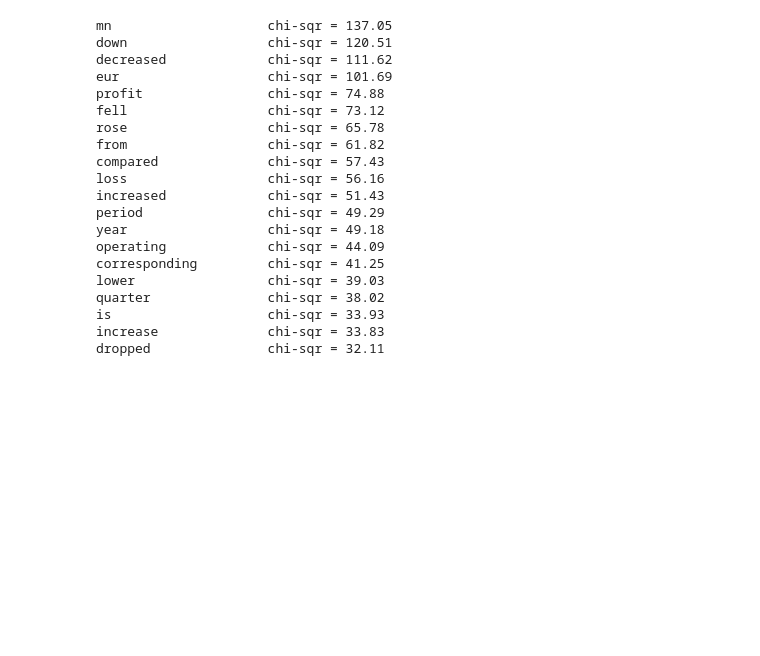
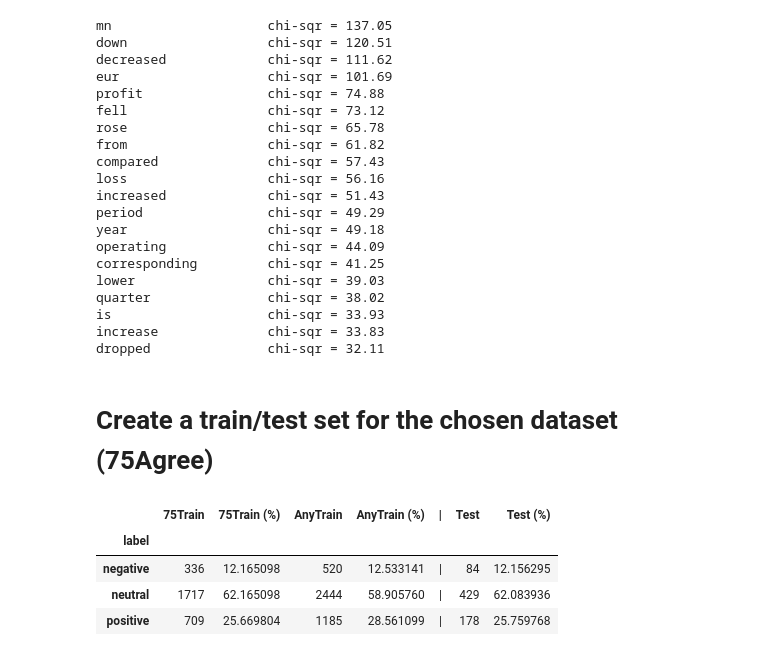
Before and after one commit to Hugoverissimo21/finphrasebank-sentiment, a Jupyter notebook: data EDA.ipynb, the cells around one changed output. Saved outputs shown, nothing was run; the diff lists cells and outputs as text; code cells hidden in the pictures; blank space fills up the shorter version.

Commit message:
train test split

```diff
--- a/data EDA.ipynb
+++ b/data EDA.ipynb
@@ -197,3 +213,51 @@ quarter               chi-sqr = 38.02
 is                    chi-sqr = 33.93
 increase              chi-sqr = 33.83
 dropped               chi-sqr = 32.11
+# %% [markdown]
+# Create a train/test set for the chosen dataset (75Agree)
+# %%
+from sklearn.model_selection import train_test_split
+
+save_new_75test_set = False
+
+if save_new_75test_set:
+    df_75Agree = pd.DataFrame(load_financial_phrasebank(f"{path_to_files}{files_base_name}75Agree{files_ends_with}"))
+    df_train, df_test = train_test_split(
+        df_75Agree, test_size=0.2, stratify=df_75Agree["label"], random_state=42
+    )
+
+    df_train.to_csv(f"data/75Agree_train.csv", index=False)
+    df_test.to_csv(f"data/75Agree_test.csv", index=False)
+
+    # Create a new DataFrame for all training data (ANY AGREEMENT LEVEL)
+    # get all senteces but the test set
+    df_alltrain = pd.DataFrame(load_financial_phrasebank(f"{path_to_files}{files_base_name}50Agree{files_ends_with}")).drop_duplicates()
+    df_alltrain = df_alltrain[~df_alltrain['sentence'].isin(df_test['sentence'])]
+    # labels for the agreement levels
+    df_alltrain['agreement'] = '50Agree'
+    for level in ["66Agree", "75Agree", "AllAgree"]:
+        df_temp = pd.DataFrame(load_financial_phrasebank(f"{path_to_files}{files_base_name}{level}{files_ends_with}"))
+        matching_sentences = df_alltrain['sentence'].isin(df_temp['sentence'])
+        df_alltrain.loc[matching_sentences, 'agreement'] = level
+    df_alltrain.to_csv(f"data/AnyAgree_train.csv", index=False)
+
+else:
+    df_train = pd.read_csv(f"data/75Agree_train.csv")
+    df_test = pd.read_csv(f"data/75Agree_test.csv")
+    df_alltrain = pd.read_csv(f"data/AnyAgree_train.csv")
+
+pd.DataFrame({
+    '75Train': df_train['label'].value_counts().sort_index(),
+    '75Train (%)': df_train['label'].value_counts(normalize=True).sort_index() * 100,
+    'AnyTrain': df_alltrain['label'].value_counts().sort_index(),
+    'AnyTrain (%)': df_alltrain['label'].value_counts(normalize=True).sort_index() * 100,
+    '|': '|',
+    'Test': df_test['label'].value_counts().sort_index(),
+    'Test (%)': df_test['label'].value_counts(normalize=True).sort_index() * 100
+}).fillna(0)
+# %% [output]
+|  | 75Train | 75Train (%) | AnyTrain | AnyTrain (%) | | | Test | Test (%) |
+| label |  |  |  |  |  |  |  |
+| negative | 336 | 12.165098 | 520 | 12.533141 | | | 84 | 12.156295 |
+| neutral | 1717 | 62.165098 | 2444 | 58.905760 | | | 429 | 62.083936 |
+| positive | 709 | 25.669804 | 1185 | 28.561099 | | | 178 | 25.759768 |
```
Also changed, not shown: parts of 3 cells of this notebook, 4 other files.
